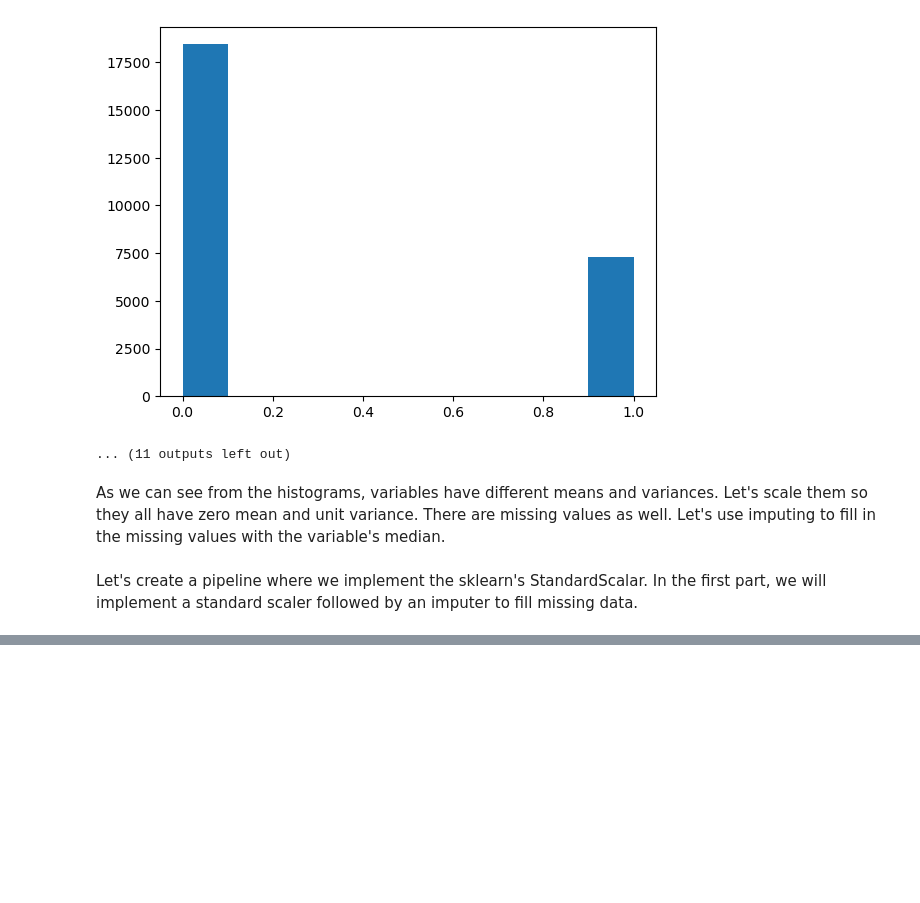
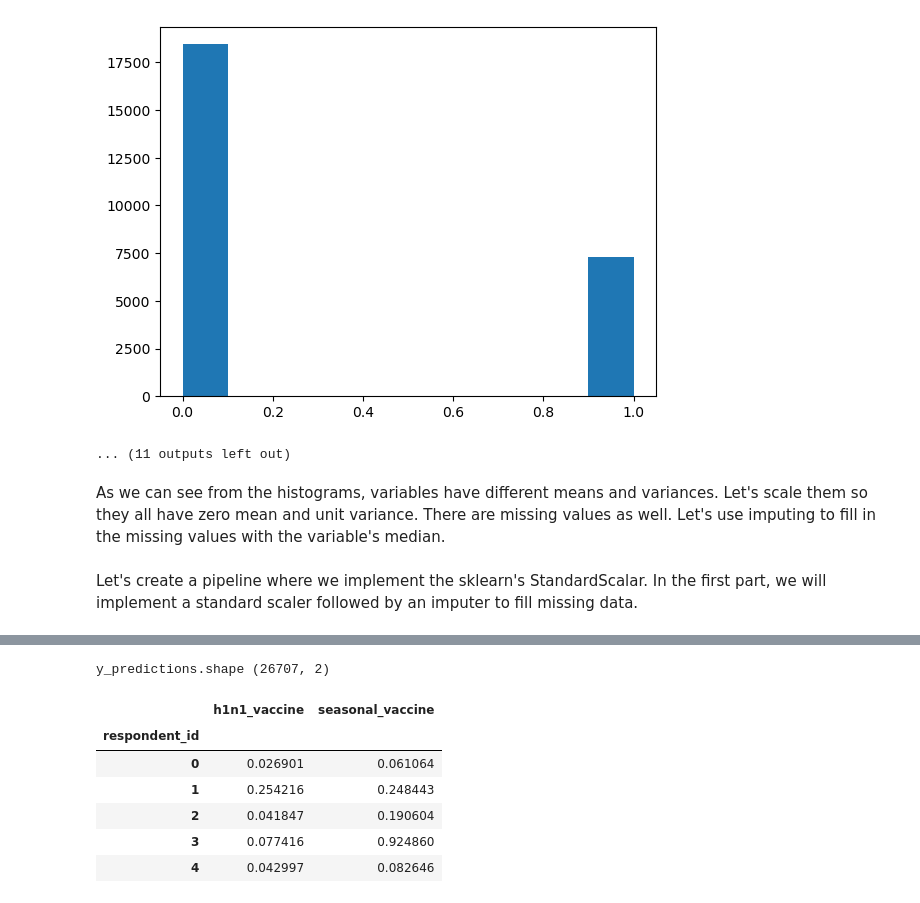
Before and after one commit to GuilhermeCarqueja/H1N1_vaccine, a Jupyter notebook: H1N1_vaccine_prediction.ipynb, the cells around one changed output, grey strips where cells are left out. Drawn from its saved outputs; the diff is of its cells as text; code cells hidden in the pictures; blank space fills up the shorter version.

```diff
--- a/H1N1_vaccine_prediction.ipynb
+++ b/H1N1_vaccine_prediction.ipynb
@@ -561,0 +593,20 @@ roc_auc_score(y_eval,y_preds)
+# %%
+y_predictions = pd.DataFrame(
+    {
+        "h1n1_vaccine":predictions[0][:,1],
+        "seasonal_vaccine":predictions[1][:,1]
+    },
+    index = labels_df.index
+)
+
+print("y_predictions.shape", y_predictions.shape)
+y_predictions.head()
+# %% [output]
+y_predictions.shape (26707, 2)
+|  | h1n1_vaccine | seasonal_vaccine |
+| respondent_id |  |  |
+| 0 | 0.026901 | 0.061064 |
+| 1 | 0.254216 | 0.248443 |
+| 2 | 0.041847 | 0.190604 |
+| 3 | 0.077416 | 0.924860 |
+| 4 | 0.042997 | 0.082646 |
```
Also changed, not shown: parts of 52 cells of this notebook.
